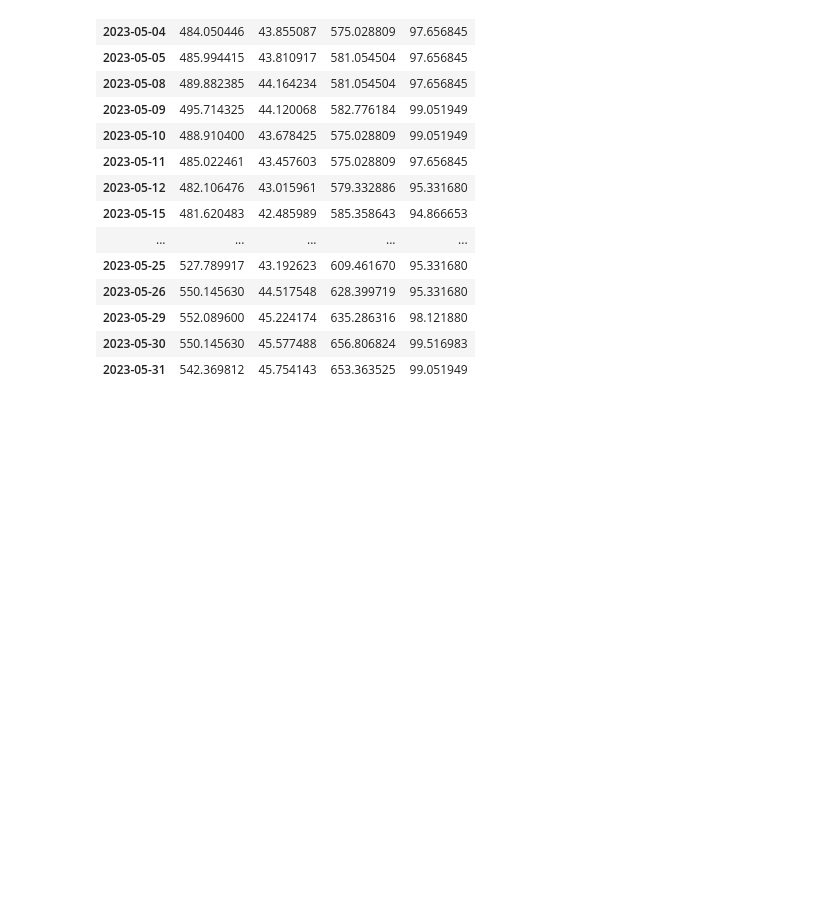
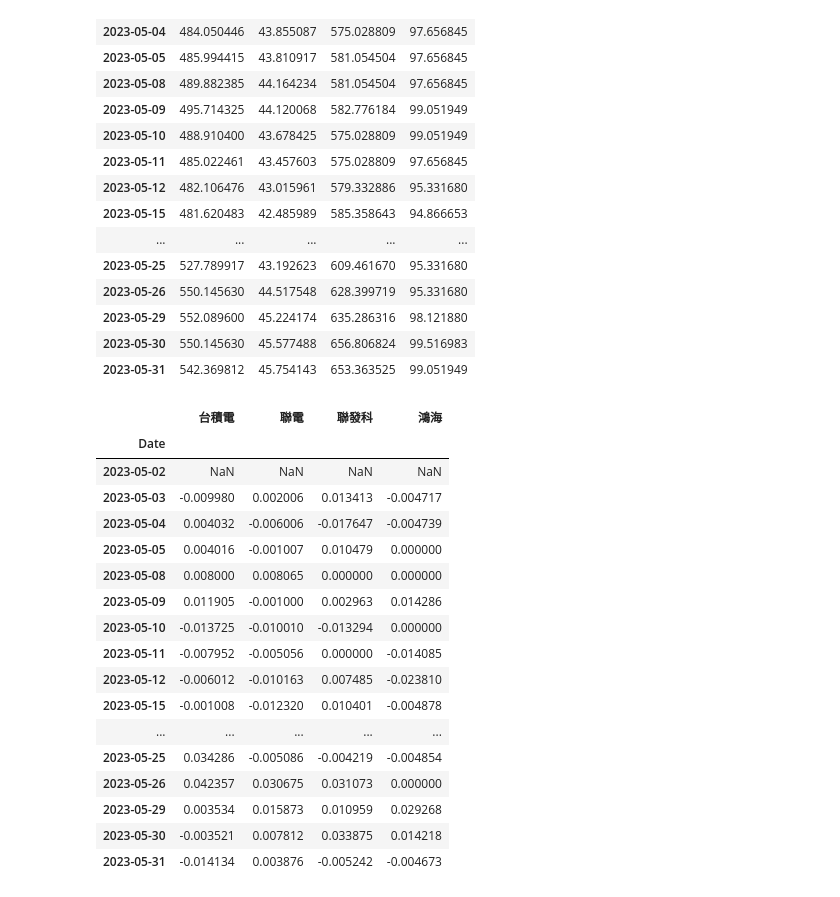
Before and after one commit to SophiaSu0925/__2024_07_29_AI_python, a Jupyter notebook: lesson17/lesson17_4.ipynb, the cells around one changed output. Cells and saved outputs as stored; diff of their text form; code cells hidden in the pictures; blank space fills up the shorter version.

```diff
--- a/lesson17/lesson17_4.ipynb
+++ b/lesson17/lesson17_4.ipynb
@@ -197,3 +197,28 @@ prices_df1.loc['2023-05']
 | 2023-05-29 | 552.089600 | 45.224174 | 635.286316 | 98.121880 |
 | 2023-05-30 | 550.145630 | 45.577488 | 656.806824 | 99.516983 |
 | 2023-05-31 | 542.369812 | 45.754143 | 653.363525 | 99.051949 |
+# %%
+prices_df1_202305 = prices_df1.loc['2023-05']
+# %%
+#平均差
+prices_pct_change = prices_df1_202305.pct_change()
+prices_pct_change
+# %% [output]
+|  | 台積電 | 聯電 | 聯發科 | 鴻海 |
+| Date |  |  |  |  |
+| 2023-05-02 | NaN | NaN | NaN | NaN |
+| 2023-05-03 | -0.009980 | 0.002006 | 0.013413 | -0.004717 |
+| 2023-05-04 | 0.004032 | -0.006006 | -0.017647 | -0.004739 |
+| 2023-05-05 | 0.004016 | -0.001007 | 0.010479 | 0.000000 |
+| 2023-05-08 | 0.008000 | 0.008065 | 0.000000 | 0.000000 |
+| 2023-05-09 | 0.011905 | -0.001000 | 0.002963 | 0.014286 |
+| 2023-05-10 | -0.013725 | -0.010010 | -0.013294 | 0.000000 |
+| 2023-05-11 | -0.007952 | -0.005056 | 0.000000 | -0.014085 |
+| 2023-05-12 | -0.006012 | -0.010163 | 0.007485 | -0.023810 |
+| 2023-05-15 | -0.001008 | -0.012320 | 0.010401 | -0.004878 |
+| ... | ... | ... | ... | ... |
+| 2023-05-25 | 0.034286 | -0.005086 | -0.004219 | -0.004854 |
+| 2023-05-26 | 0.042357 | 0.030675 | 0.031073 | 0.000000 |
+| 2023-05-29 | 0.003534 | 0.015873 | 0.010959 | 0.029268 |
+| 2023-05-30 | -0.003521 | 0.007812 | 0.033875 | 0.014218 |
+| 2023-05-31 | -0.014134 | 0.003876 | -0.005242 | -0.004673 |
```
Also changed, not shown: parts of 2 cells of this notebook.
